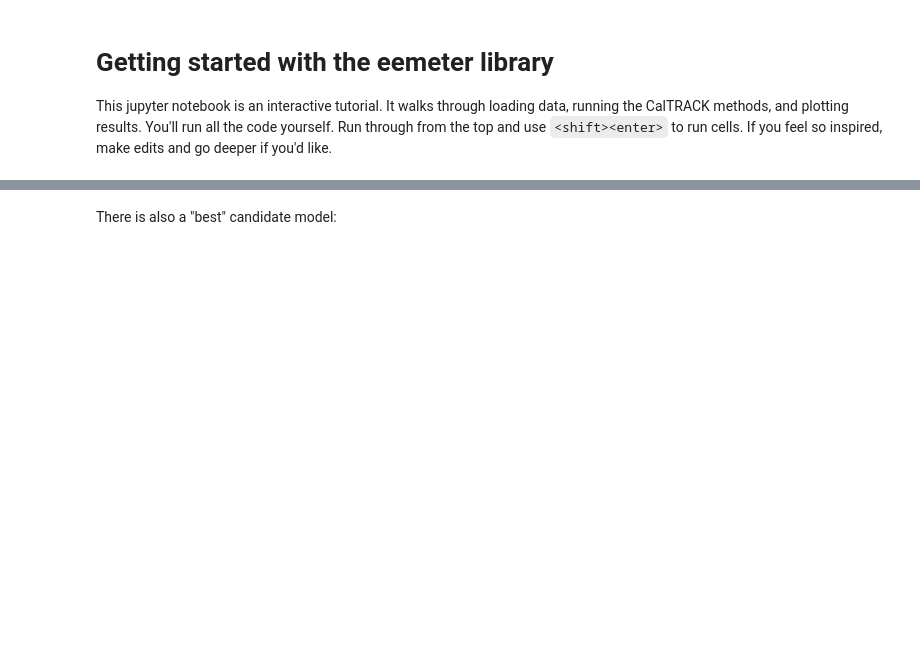
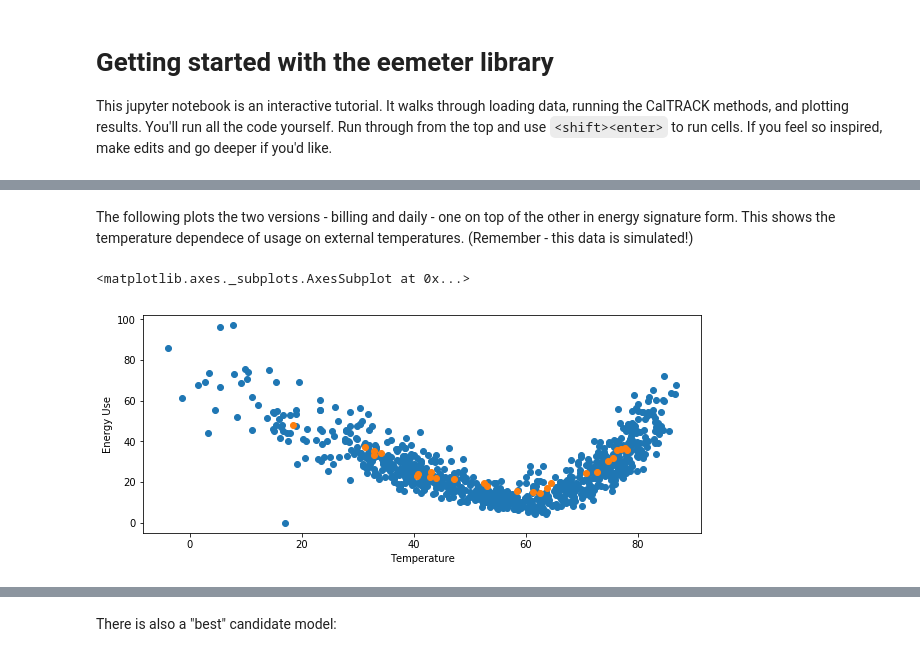
Before and after one commit to openeemeter/eemeter, a Jupyter notebook: scripts/tutorial.ipynb, the cells around one changed output, grey strips where cells are left out. Saved outputs shown, nothing was run; the diff lists cells and outputs as text; code cells hidden in the pictures; blank space fills up the shorter version.

```diff
--- a/scripts/tutorial.ipynb
+++ b/scripts/tutorial.ipynb
@@ -109,0 +89,8 @@ model_fit.status
+# %% [markdown]
+The following plots the two versions - billing and daily - one on top of the other in energy signature form. This shows the temperature dependece of usage on external temperatures. (Remember - this data is simulated!)
+# %%
+ax = eemeter.plot_energy_signature(meter_data_daily, temperature_data_daily)
+eemeter.plot_energy_signature(meter_data_billing, temperature_data_billing, ax=ax)
+# %% [output]
+<matplotlib.axes._subplots.AxesSubplot at 0x...>
+[figure, added]
```
Also changed, not shown: parts of 131 cells of this notebook, 15 other files.
